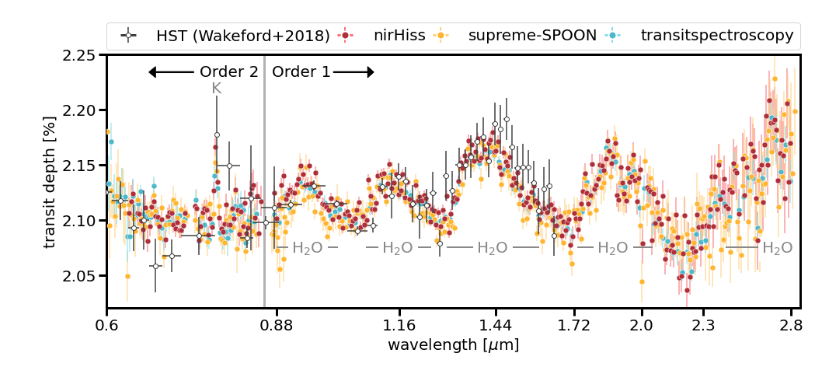
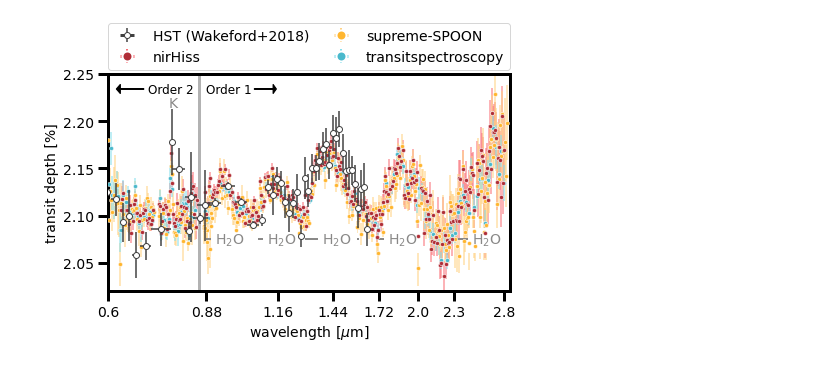
Before and after one commit to afeinstein20/wasp39b_niriss_paper, a Jupyter notebook: figure2.ipynb, the cells around one changed output. Saved outputs shown, nothing was run; the diff lists cells and outputs as text; code cells hidden in the pictures.

Commit message:
plotting notebook updates

```diff
--- a/figure2.ipynb
+++ b/figure2.ipynb
@@ -133,9 +133,11 @@ hst_err = np.sqrt(2) * hst['Rp/R*'] * hst['Rp/R* error'] * 100 # propagates err
 hst2 = Table.read('wasp39b.txt',
                  format='ascii',
                  comment='#')
+# %%
+plt.rcParams['font.size'] = 14
 # %%
 # Create the figure environment
-fig = plt.figure(figsize=(16,6))
+fig = plt.figure(figsize=(7.20472,4))
 fig.set_facecolor('w')
 
 ecolors = ['#fa7178', '#ffd283', '#86dfed']
@@ -166,6 +168,8 @@ pipelineorder = ['CMADF', 'MCR', 'NE']
 alpha = [0.6,1.0,0.9]
 zorder=[10,9,8]
 
+ms = 6
+
 for i in range(len(pipelineorder)):
 
     # Reads in the transmission spectrum
@@ -192,7 +196,7 @@ for i in range(len(pipelineorder)):
                      xerr=tab['wave_error'][q],
                      markeredgecolor='w', color=color,
                      ecolor=ecolors[i], alpha=0.7,
-                     linestyle='', marker='o', ms=6,
+                     linestyle='', marker='o', ms=ms-2,
                      markeredgewidth=0.5)
 
         # Plots the marker in slightly larger size with no alpha (for ease of
@@ -200,7 +204,7 @@ for i in range(len(pipelineorder)):
         plt.errorbar(tab['wave'][q], tab['dppm'][q]/1e4,
                      markeredgecolor='w', color=color,
                      ecolor=ecolors[i], markeredgewidth=0.5,
-                     linestyle='', marker='o', ms=7, zorder=zorder[i])
+                     linestyle='', marker='o', ms=ms-2, zorder=zorder[i])
 
         # Plots the same points but bigger (for ease of reading the point size
         #   in the legend)
@@ -214,7 +218,7 @@ for i in range(len(pipelineorder)):
 # Label some of the obvious features
 lcolor = '#8a8988'
 plt.text(s='K', color=lcolor, x=0.76, y=2.215)
-x = [0.91, 1.115, 1.38, 1.81, 2.62]
+x = [0.91, 1.115, 1.38, 1.78, 2.47]
 rmin = [0.03, 0.04, 0.09, 0.08, 0.2]
 rmax = [0.1, 0.13, 0.21, 0.24, 0.1]
 for i in range(len(x)):
@@ -222,39 +226,41 @@ for i in range(len(x)):
     plt.hlines(y=2.075, xmin=x[i]-rmin[i], xmax=x[i]+rmax[i], color=lcolor, lw=2)
 
 # Creates the dividing 'Order 1/Order 2' vertical line and text
 plt.axvline(0.855, color='#404040', zorder=1, alpha=0.4, lw=3)
-plt.text(s='Order 2', x=0.74, y=2.23)
-plt.arrow(0.73, 2.234, -0.06, 0., head_width=0.01, head_length=0.01, fc='k', ec='k')
-plt.text(s='Order 1', x=0.87, y=2.23)
-plt.arrow(1.0, 2.234, 0.08, 0., head_width=0.01, head_length=0.015, fc='k', ec='k')
+plt.text(s='Order 2', x=0.7, y=2.23, fontsize=12)
+plt.arrow(0.69, 2.234, -0.06, 0., head_width=0.01, head_length=0.01, fc='k', ec='k')
+plt.text(s='Order 1', x=0.88, y=2.23, fontsize=12)
+plt.arrow(1.06, 2.234, 0.08, 0., head_width=0.01, head_length=0.015, fc='k', ec='k')
 
 # Sets the x and y labels
 plt.xlabel('wavelength [$\mu$m]')
 plt.ylabel('transit depth [%]')
 
 # Sets the x-limit, x-scale, and x-ticks
 plt.xscale('log')
 plt.xlim(0.6,2.86)
 xticks = np.append(np.linspace(0.6,2,6), np.linspace(2.3,2.8,2))
 xticks = np.round(xticks,2)
 plt.xticks(xticks, labels=np.round(xticks,2))
 
 # Sets the y-limit
 plt.ylim(2.02,2.25)
 
 # Creates the legend
 leg = plt.legend(bbox_to_anchor=(0., 1.02, 1., .102), loc=3,
-             ncol=4, mode="expand", borderaxespad=0.,
-             fontsize=20)
+             ncol=2, mode="expand", borderaxespad=0.,
+             fontsize=14)
 # Increases markersize in the legend
 for legobj in leg.legendHandles:
     legobj.set_linewidth(3.0)
 
 plt.minorticks_off()
 
-
-plt.savefig('/Users/belugawhale/Documents/niriss_real/wasp39/paper_figures/transmission_spectrum.pdf',
+plt.savefig('/Users/belugawhale/Documents/niriss_real/wasp39/nature_submission/transmission_spectrum_nature.jpg',
             dpi=300, rasterize=True,
             bbox_inches='tight')
+#plt.savefig('/Users/belugawhale/Documents/niriss_real/wasp39/paper_figures/transmission_spectrum.pdf',
+#            dpi=300, rasterize=True,
+#            bbox_inches='tight')
 # %% [output]
-[figure, old version]
+[figure, new version]
```
Also changed, not shown: parts of 4 cells of this notebook, 3 other files.
